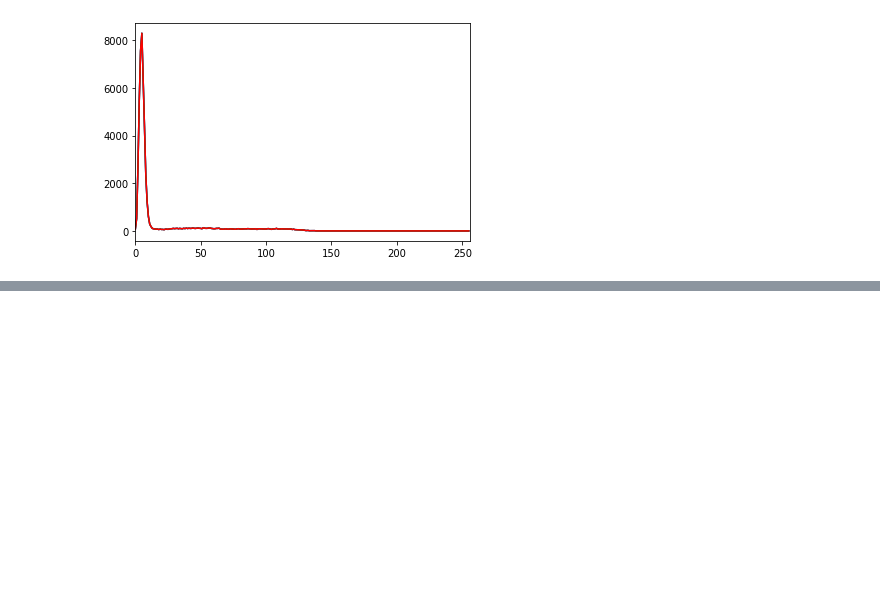
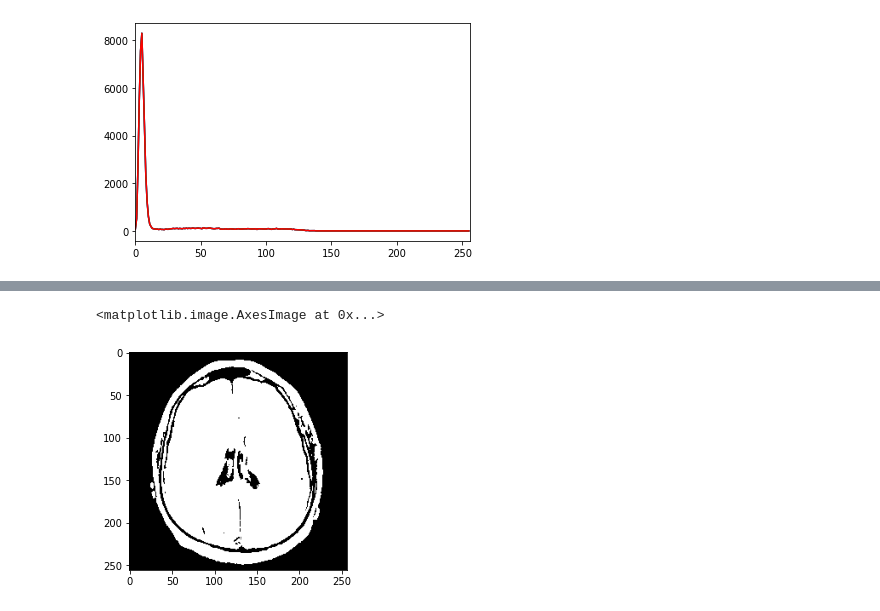
Before and after one commit to MarionSauvage/DL_Project_CS, a Jupyter notebook: skull_stripping.ipynb, the cells around one changed output, grey strips where cells are left out. Cells and saved outputs as stored; diff of their text form; code cells hidden in the pictures; blank space fills up the shorter version.

```diff
--- a/skull_stripping.ipynb
+++ b/skull_stripping.ipynb
@@ -99,0 +102,7 @@ plt.show()
+# %%
+#Threshold the image to binary using Otsu's method
+ret, thresh = cv2.threshold(gray,0,255,cv2.THRESH_OTSU)
+plt.imshow(thresh, cmap='gray')
+# %% [output]
+<matplotlib.image.AxesImage at 0x...>
+[figure, added]
```
Also changed, not shown: parts of 6 cells of this notebook.
